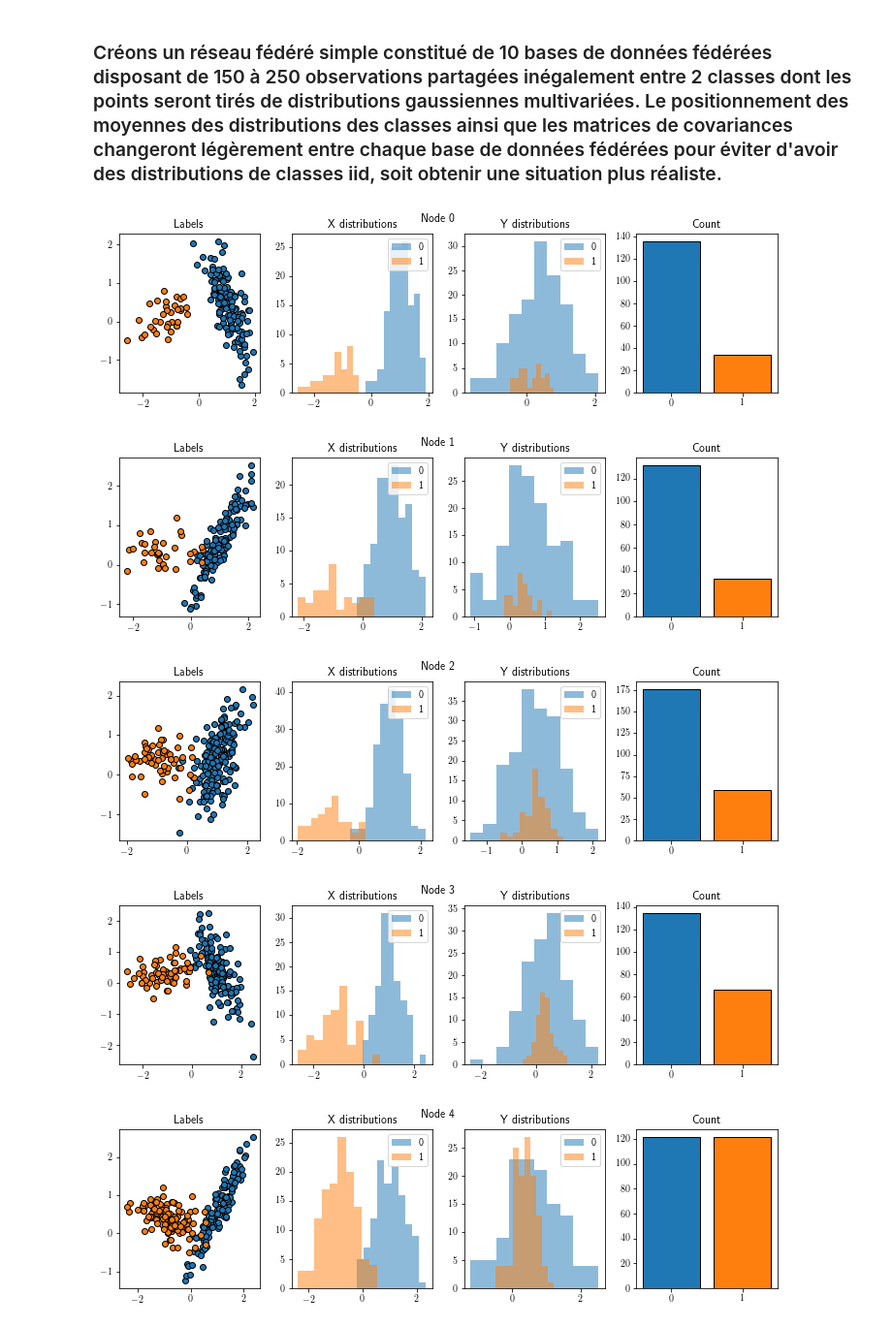
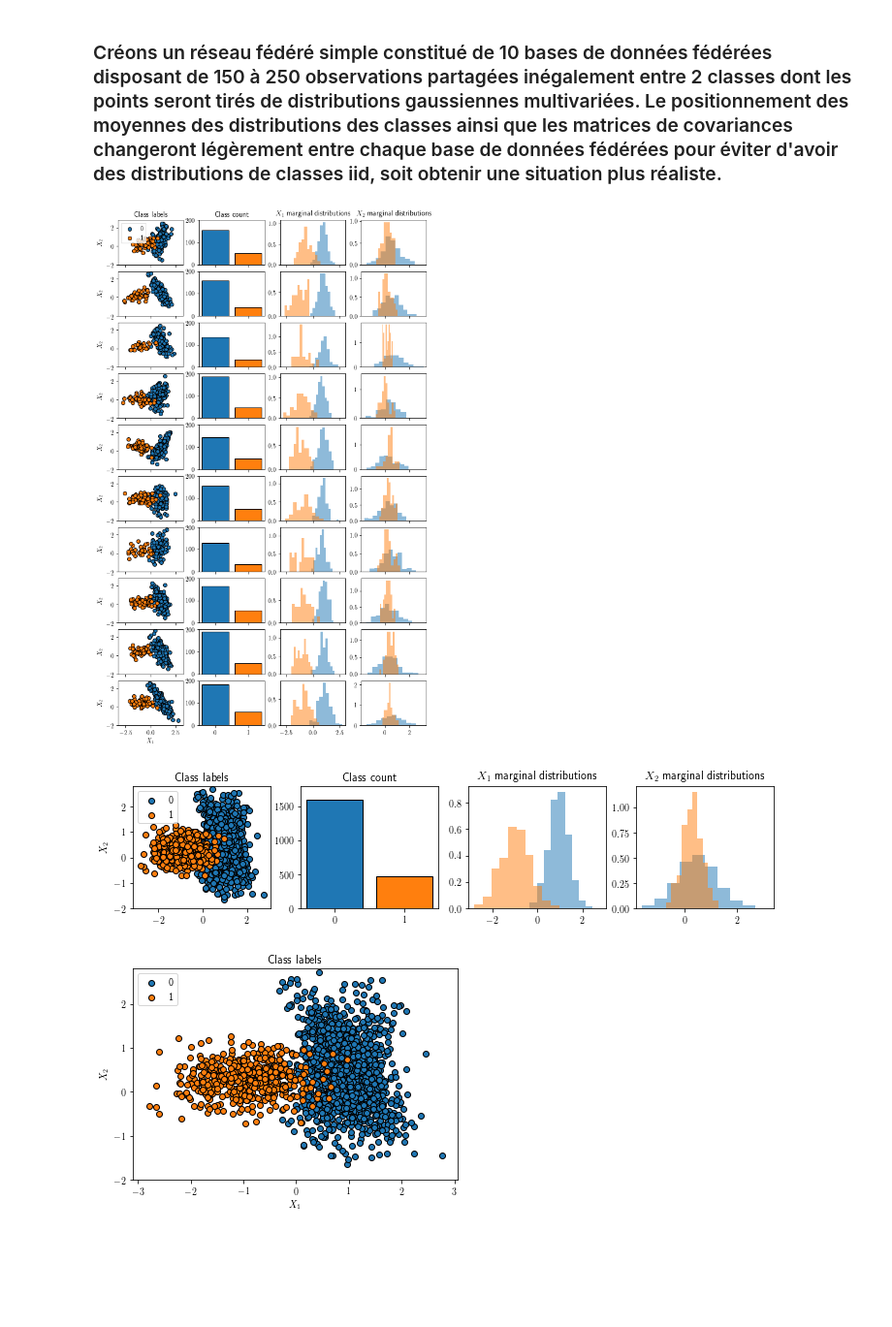
Before and after one commit to Rayn2402/FLSimulator, a Jupyter notebook: FedAvgLogistic2.ipynb, the cells around one changed output. Shown at 97% size. Drawn from its saved outputs; the diff is of its cells as text; code cells hidden in the pictures; blank space fills up the shorter version.

```diff
--- a/FedAvgLogistic2.ipynb
+++ b/FedAvgLogistic2.ipynb
@@ -19,18 +19,28 @@ from FLSimulator import polynomial_features
 from FLSimulator import regroup_data_base
 
 # Importation d'autres modules
-from random import randint, choice
+from random import randint, choice, seed
 from scipy.stats import multivariate_normal, norm
 from matplotlib import pyplot as plt
 import numpy as np
 
 # Mise en place de variable global pour uniformiser des tests
-E = 1 # Local Epochs done in each round of training
+E = 2 # Local Epochs done in each round of training
 C = 1   # Minibatch size during in each round of training
+eta0 = 0.5 # Initial learning rate
+l_r = 'adaptive' # Learning rate schedule
 agg = 'FedAvg' # Aggregation method
 n_s = 'all' # Node selection
 rand_size = 0.80 # Not used if n_s = 'all'
-n_rounds = 10 # Number of rounds during distributed training
+n_rounds = 25 # Number of rounds during distributed training
+max_degree = 3 # Max polynomial basis function degree tested
+nodes_qty = 10 # Number of nodes in the network
+path = '/Users/Nick/Desktop/Pic/' # Path to store pictures
+save_fig = False # Indicate if we save figures or not
+
+# Mise en place des seeds
+seed(9)
+np.random.seed(2018)
 # %% [markdown]
 ### Créons un réseau fédéré simple constitué de 10 bases de données fédérées disposant de 150 à 250 observations partagées inégalement entre 2 classes dont les points seront tirés de distributions gaussiennes multivariées. Le positionnement des moyennes des distributions des classes ainsi que les matrices de covariances changeront légèrement entre chaque base de données fédérées pour éviter d'avoir des distributions de classes iid, soit obtenir une situation plus réaliste.
 # %%
@@ -41,42 +51,47 @@ plt.rc('text', usetex=True)
 nodes = []
 anti_diagonal = np.array([[0, 1], [1, 0]])
 class_proportion = [0.20, 0.20, 0.20, 0.25, 0.25, 0.33, 0.50]
-for i in range(10):
+for i in range(nodes_qty):
 
     # We sample both cluster distribution mean from multivariate guaussians
     mu0 = multivariate_normal.rvs([0.95, 0.50], [0.015, 0.015])
     mu1 = multivariate_normal.rvs([-0.95, 0.35], [0.015, 0.015])
 
     # We select a random sample size between 150 and 250 for both clusters
     n = randint(150, 250)
     prop = choice(class_proportion)
     n0, n1 = int((1-prop)*n), int(prop*n)
 
     # We build covariance matrix for both clusters distribution
     cov0 = np.array([[0.40, 0], [0, 0.7]])
     cov1 = np.array([[0.65, 0], [0, 0.34]])
 
     # We add noises to term (0,1) and (1,0) of both covariance matrix
     lambda0 = norm.rvs(loc=0, scale=0.225)
     lambda1 = norm.rvs(loc=0, scale=0.08)
     cov0 += lambda0*anti_diagonal
     cov1 += lambda1*anti_diagonal
 
     # We multiply both covariance matrix by their tranpose to make sure they are positive semi-definite
     cov0 = np.matmul(cov0, cov0.T)
     cov1 = np.matmul(cov1, cov1.T)
 
     # We generate nodes
     X, t = TwoClusterGenerator.generate_data(sample_sizes=[n0, n1], centers=[mu0, mu1], covs=[cov0, cov1])
-    TwoClusterGenerator.distribution_and_labels(X, t, title='Node ' + str(i))
     nodes.append(Node(X, t))
+
+# Illustration de l'ensemble des noeuds
+TwoClusterGenerator.distribution_and_labels(Xs=[node.X for node in nodes], ts=[node.t for node in nodes],
+                                            save=save_fig, save_path=path, filename='nodes', save_format='.pdf')
 
 # Illustration de la base de données si elle était centralisée
 X_total, t_total = regroup_data_base(nodes)
-TwoClusterGenerator.distribution_and_labels(X_total, t_total, title='Total')
+n_total = X_total.shape[0]
+TwoClusterGenerator.distribution_and_labels([X_total], [t_total], sub_height=2.5, sub_width=10, count_max=1800,
+                                           save=save_fig, save_path=path, filename='overall_distribution', save_format='.pdf')
+TwoClusterGenerator.plot_labels(X_total, t_total, title='Class labels', legend=True,
+                                save=save_fig, save_path=path, filename='binary_classification', save_format='.eps')
 # %% [output]
-[figure, old version]
+[figure, new version]
-[figure, old version]
+[figure, new version]
-[figure, old version]
+[figure, new version]
-[figure, removed]
-[figure, removed]
```
Also changed, not shown: parts of 19 cells of this notebook, 1 other file.
